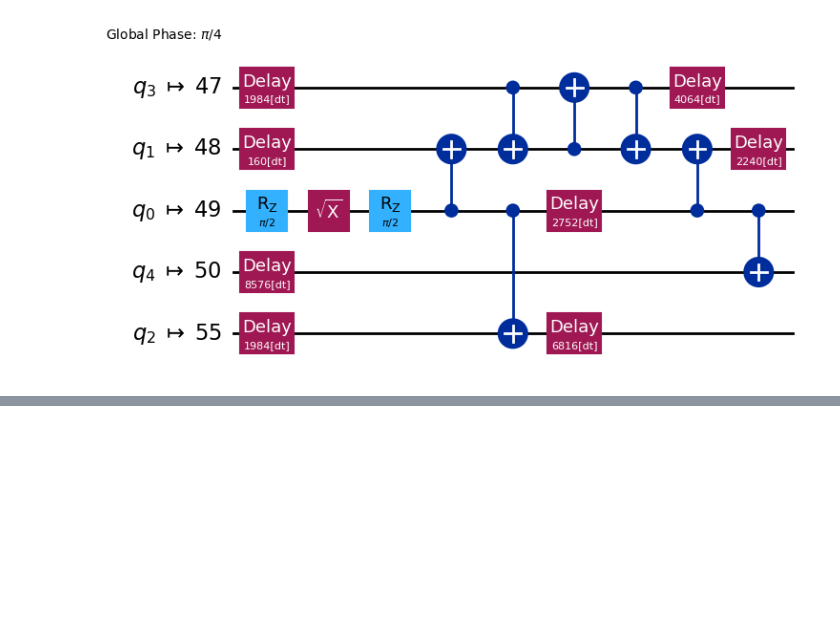
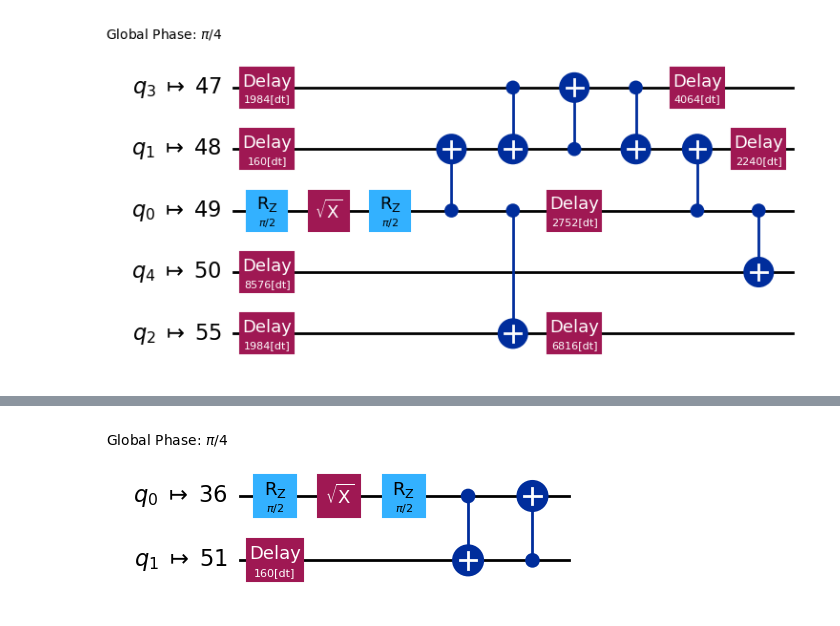
Before and after one commit to kibrahim757/qiskit_certification_examples, a Jupyter notebook: 3_3_Transpile_Circuits.ipynb, the cells around one changed output, grey strips where cells are left out. Drawn from its saved outputs; the diff is of its cells as text; code cells hidden in the pictures; blank space fills up the shorter version.

Commit message:
added transpile with  pass managers

```diff
--- a/3_3_Transpile_Circuits.ipynb
+++ b/3_3_Transpile_Circuits.ipynb
@@ -148,0 +152,9 @@ NameError: name 'timeline' is not defined
+# %%
+from qiskit.transpiler import generate_preset_pass_manager
+from qiskit_ibm_runtime import QiskitRuntimeService
+
+service = QiskitRuntimeService()
+backend = service.backend("ibm_brisbane")
+pass_manager = generate_preset_pass_manager(
+    optimization_level=3, backend=backend
+)
@@ -148,0 +166,18 @@ NameError: name 'timeline' is not defined
+# %%
+from qiskit import QuantumRegister, QuantumCircuit
+
+# Create a circuit
+qubits = QuantumRegister(2, name="q")
+circuit = QuantumCircuit(qubits)
+a, b = qubits
+circuit.h(a)
+circuit.cx(a, b)
+circuit.cx(b, a)
+
+# Transpile it by calling the run method of the pass manager
+transpiled = pass_manager.run(circuit)
+
+# Draw it, excluding idle qubits from the diagram
+transpiled.draw("mpl", idle_wires=False)
+# %% [output]
+[figure, added]
```
Also changed, not shown: parts of 10 cells of this notebook.
